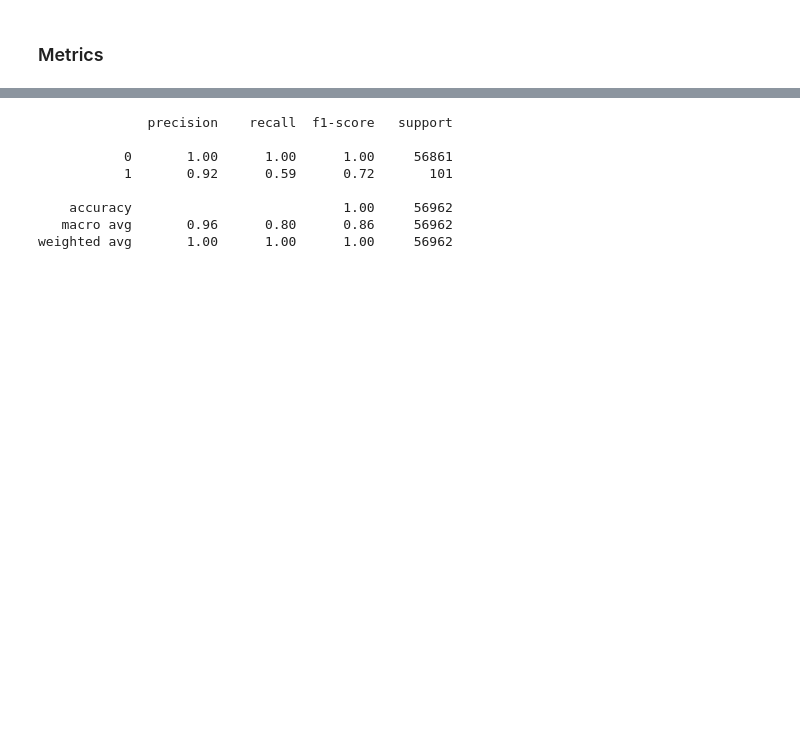
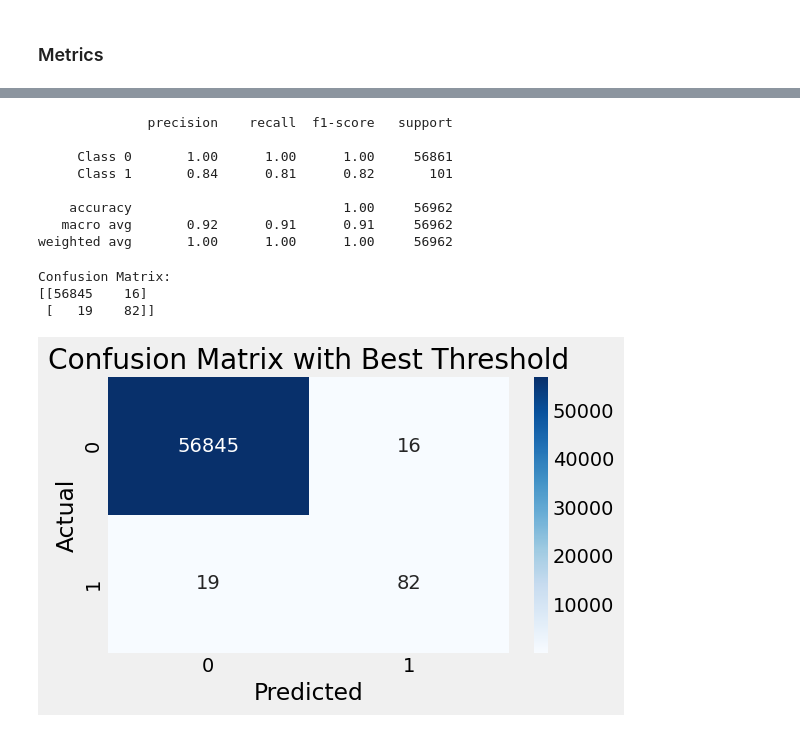
Before and after one commit to Miguel-mmf/my-credit-card-fraud-classifier, a Jupyter notebook: notebooks/train.ipynb, the cells around one changed output, grey strips where cells are left out. Cells and saved outputs as stored; diff of their text form; code cells hidden in the pictures; blank space fills up the shorter version.

```diff
--- a/notebooks/train.ipynb
+++ b/notebooks/train.ipynb
@@ -309,3 +316,4 @@ print(metrics_df)
 # %%
-print(f'A threshold of {metrics_df.iloc[0]["threshold"]} seems to be the best one for this model')
+best_threshold = metrics_df.iloc[0]["threshold"]
+print(f'A threshold of {best_threshold} seems to be the best one for this model')
 # %% [output]
@@ -319,4 +325,5 @@ from sklearn.metrics import roc_auc_score
 # %%
-val_roc_auc= round(roc_auc_score(y_val, y_pred),4)
+y_pred = (torch.stack(probabilities_val).numpy() >= best_threshold).astype(int)
+val_roc_auc = round(roc_auc_score(y_val, y_pred),4)
 print(f'The ROC AUC for the linear model is {val_roc_auc} on the validation dataset.')
 # %% [output]
@@ -330,11 +353,30 @@ The ROC AUC for the linear model is 0.98 on the train dataset.
 # %%
-print(classification_report(y_val, y_pred, target_names=['0', '1']))
+print(classification_report(y_val, y_pred, target_names=['Class 0', 'Class 1']))
 # %% [output]
               precision    recall  f1-score   support
 
-           0       1.00      1.00      1.00     56861
-           1       0.92      0.59      0.72       101
+     Class 0       1.00      1.00      1.00     56861
+     Class 1       0.84      0.81      0.82       101
 
     accuracy                           1.00     56962
-   macro avg       0.96      0.80      0.86     56962
+   macro avg       0.92      0.91      0.91     56962
 weighted avg       1.00      1.00      1.00     56962
+# %%
+cm = confusion_matrix(y_val, y_pred)
+print("Confusion Matrix:")
+print(cm)
+
+fig_cm, ax = plt.subplots(figsize=(6, 4))
+sns.heatmap(cm, annot=True, fmt='d', cmap='Blues', ax=ax)
+ax.set_xlabel('Predicted')
+ax.set_ylabel('Actual')
+ax.set_title('Confusion Matrix with Best Threshold')
+plt.tight_layout()
+
+plt.savefig('images/train_confusion_matrix_best_threshold.png', dpi=300, bbox_inches='tight')
+plt.show()
+# %% [output]
+Confusion Matrix:
+[[56845    16]
+ [   19    82]]
+[figure, added]
```
Also changed, not shown: parts of 23 cells of this notebook, 7 other files.
